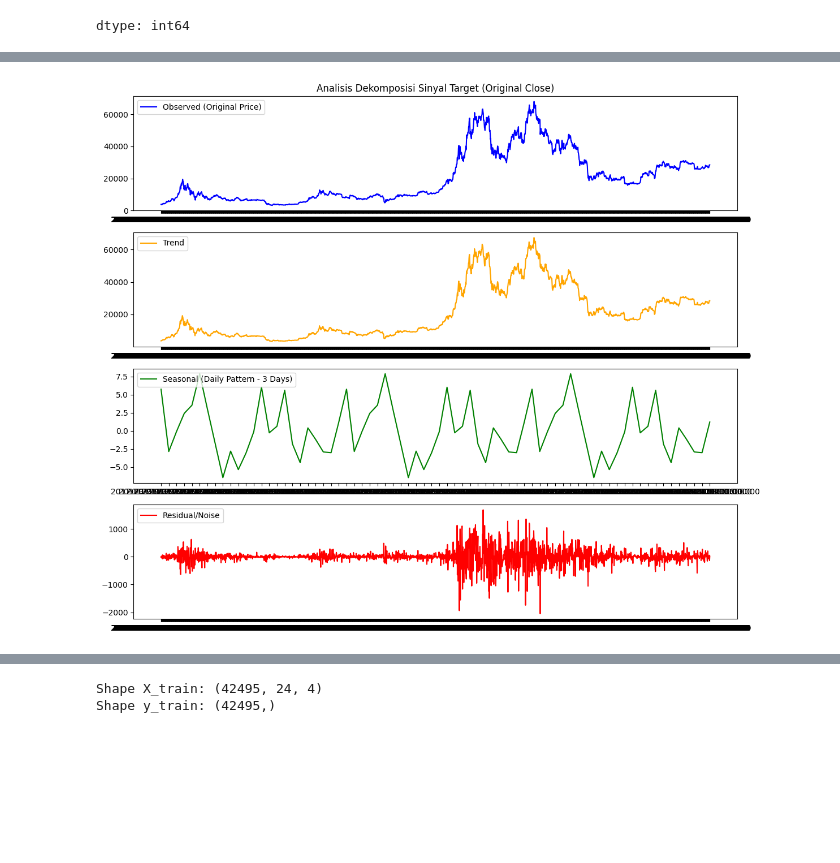
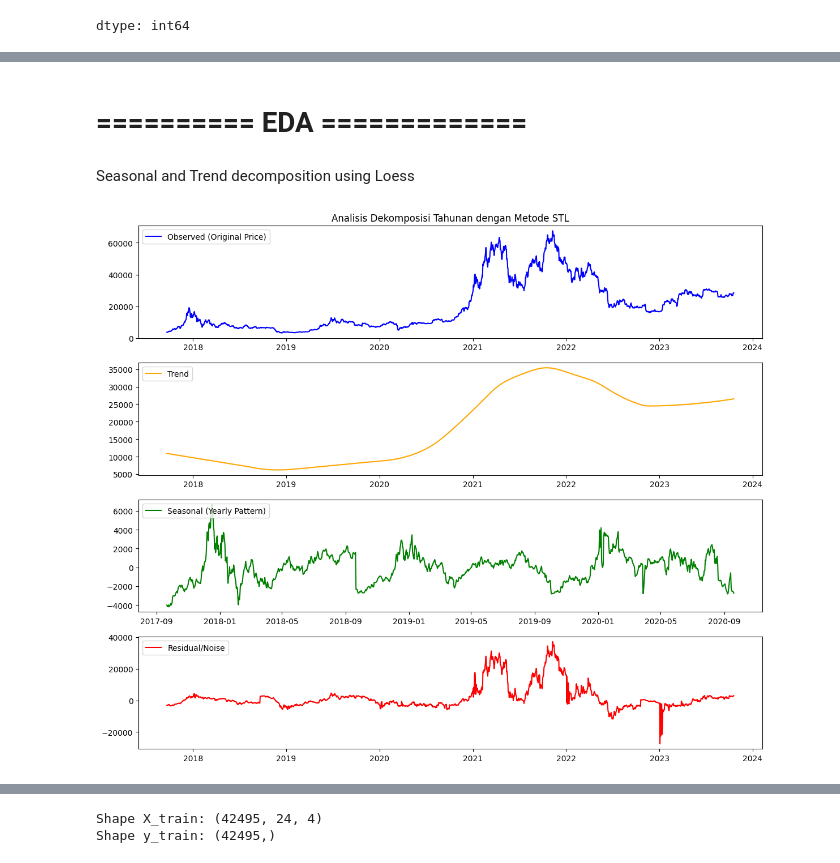
Before and after one commit to mikysetiawan/MachineLearningExpert, a Jupyter notebook: Tugas_Akhir_Timeseries_Forcasting.ipynb, the cells around one changed output, grey strips where cells are left out. Cells and saved outputs as stored; diff of their text form; code cells hidden in the pictures; blank space fills up the shorter version.

```diff
--- a/Tugas_Akhir_Timeseries_Forcasting.ipynb
+++ b/Tugas_Akhir_Timeseries_Forcasting.ipynb
@@ -104,16 +62,20 @@ dtype: int64
 # %%
-# 720 = monthly (the data is hourly, 24 * 30 = 720)
-rolling_data = df['Close'].rolling(window=720).mean()
+# Change index datatype to datetime
+df.index = pd.to_datetime(df.index, format='mixed')
 
+# Resample dataset into daily
+df_daily = df.resample('D').mean()
+
+# Run rolling mean with window 1 month
+df_daily['Rolling_Mean'] = df_daily['Close'].rolling(window=30, min_periods=1).mean()
+
+# Show in figure
 plt.figure(figsize=(12, 6))
-
-# [::24] takes every 24th row (1 every day)
-plt.plot(df.index[::24], df['Close'][::24], label='Original Sales Data', alpha=0.6)
-plt.plot(df.index[::24], rolling_data[::24], label='Rolling Mean', color='orange', linewidth=2)
-
+plt.plot(df_daily.index, df_daily['Close'], label='Original Close Data (Daily)', alpha=0.6)
+plt.plot(df_daily.index, df_daily['Rolling_Mean'], label='Rolling Mean (30 Days)', color='orange', linewidth=2)
 plt.xlabel('Date')
-plt.ylabel('Sales')
-plt.title('Original vs. Denoised Sales Data dengan Rolling Mean')
+plt.ylabel('Close')
+plt.title('Original vs. Denoised Close Data dengan Rolling Mean')
 plt.legend()
 plt.tight_layout()
 plt.show()
@@ -157,28 +84,36 @@ plt.show()
+# %% [markdown]
+# ========== EDA =============
+# %% [markdown]
+Seasonal and Trend decomposition using Loess
 # %%
 # Hitung dekomposisi dari data 'Close' asli
-decomposition = seasonal_decompose(df['Close'], model='additive', period=24)
+stl = STL(df_daily['Close'], period=365, robust=True)
+decomposition = stl.fit()
 
 plt.figure(figsize=(12, 10))
 
+# 1. Observed
 plt.subplot(411)
-plt.plot(df.index[::24], decomposition.observed[::24], label='Observed (Original Price)', color='blue')
+plt.plot(df_daily.index, decomposition.observed, label='Observed (Original Price)', color='blue')
 plt.legend(loc='upper left')
-plt.title('Analisis Dekomposisi Sinyal Target (Original Close)')
+plt.title('Analisis Dekomposisi Tahunan dengan Metode STL')
 
+# 2. Trend
 plt.subplot(412)
-plt.plot(df.index[::24], decomposition.trend[::24], label='Trend', color='orange')
+plt.plot(df_daily.index, decomposition.trend, label='Trend', color='orange')
 plt.legend(loc='upper left')
 
-# Menampilkan grafik seasonal 3 hari pertama saja agar gelombang hariannya terlihat jelas di laporan
+# 3. Seasonal (Menampilkan grafik 3 tahun pertama = 1095 hari untuk melihat polanya)
 plt.subplot(413)
-plt.plot(df.index[:72], decomposition.seasonal[:72], label='Seasonal (Daily Pattern - 3 Days)', color='green')
+plt.plot(df_daily.index[:1095], decomposition.seasonal[:1095], label='Seasonal (Yearly Pattern)', color='green')
 plt.legend(loc='upper left')
 
+# 4. Residual
 plt.subplot(414)
-plt.plot(df.index[::24], decomposition.resid[::24], label='Residual/Noise', color='red')
+plt.plot(df_daily.index, decomposition.resid, label='Residual/Noise', color='red')
 plt.legend(loc='upper left')
 
 plt.tight_layout()
 plt.show()
 # %% [output]
-[figure, old version]
+[figure, new version]
```
Also changed, not shown: parts of 17 cells of this notebook.
